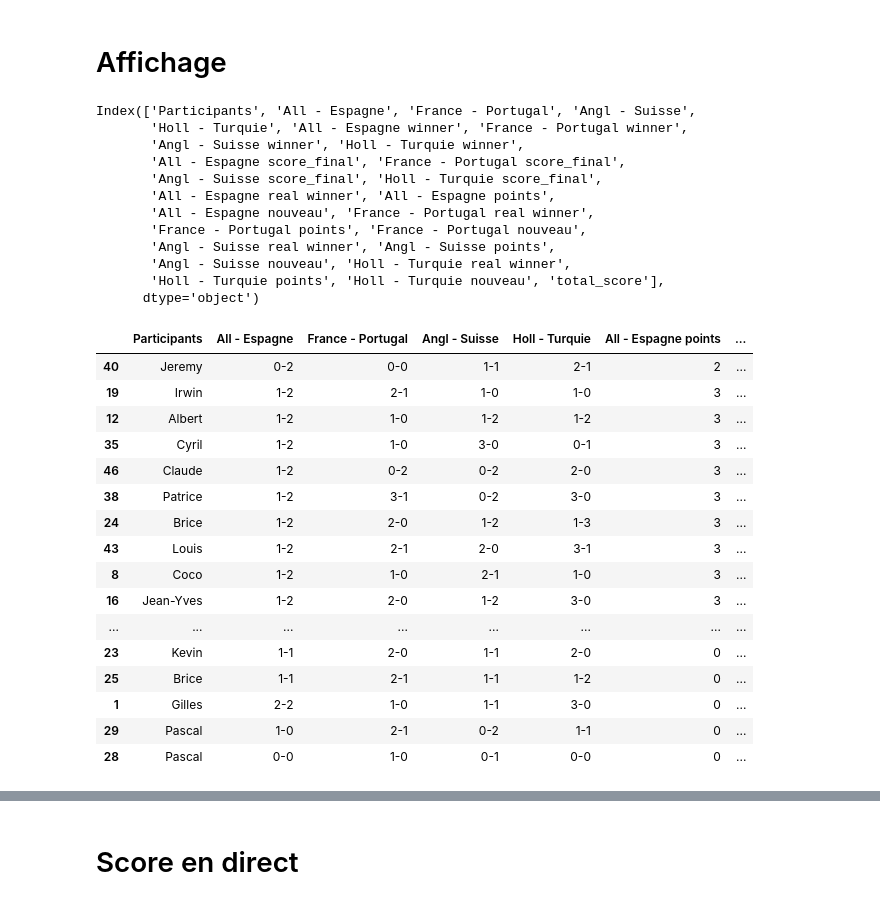
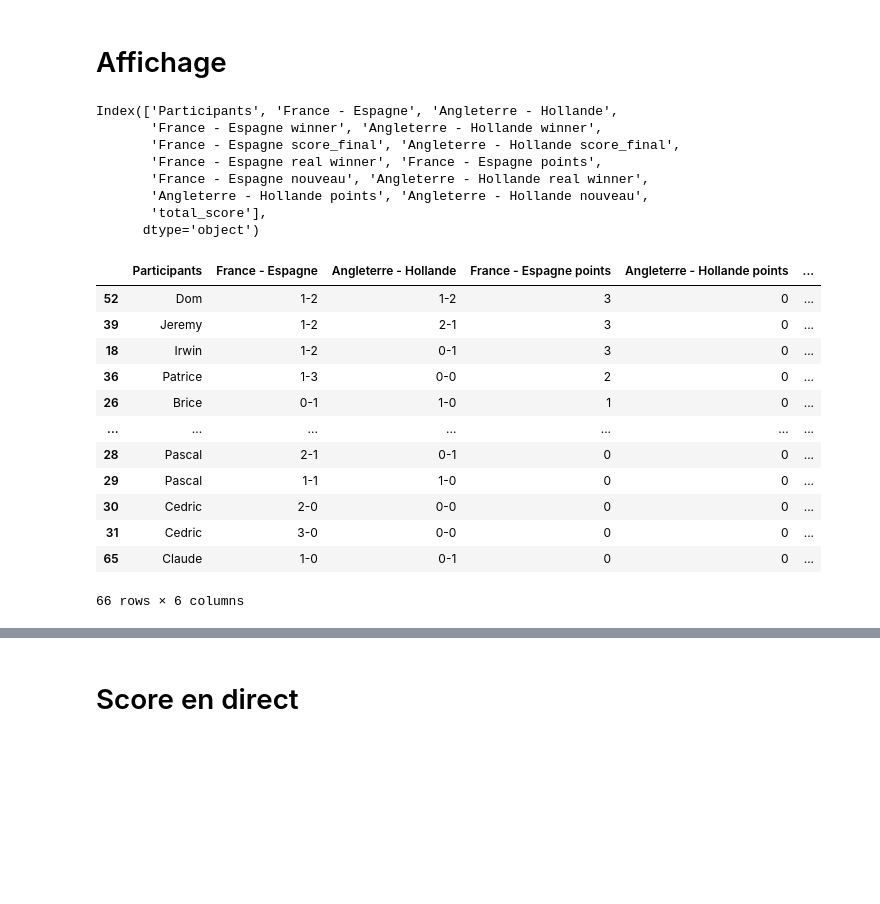
Before and after one commit to coraliegrobel/Classement, a Jupyter notebook: test2.ipynb, the cells around one changed output, grey strips where cells are left out. Saved outputs shown, nothing was run; the diff lists cells and outputs as text; code cells hidden in the pictures; blank space fills up the shorter version.

```diff
--- a/test2.ipynb
+++ b/test2.ipynb
@@ -59,8 +53,6 @@ Index(['All - Espagne', 'France - Portugal', 'Angl - Suisse',
 # %%
-df["All - Espagne score_final"] = "1-2"
-df["France - Portugal score_final"] = "0-0"
-#df["Angl - Suisse score_final"] = "10-10"
-#df["Holl - Turquie score_final"] = "10-10"
+df["France - Espagne score_final"] = "1-2"
+#df["Angleterre - Hollande score_final"] = "0-0"
 # %%
 # Function to calculate points
 def calculate_points(predicted, actual):
@@ -98,38 +90,29 @@ df['total_score'] = df[score_columns].sum(axis=1)
 # %%
 df.columns
 # %% [output]
-Index(['Participants', 'All - Espagne', 'France - Portugal', 'Angl - Suisse',
-       'Holl - Turquie', 'All - Espagne winner', 'France - Portugal winner',
-       'Angl - Suisse winner', 'Holl - Turquie winner',
-       'All - Espagne score_final', 'France - Portugal score_final',
-       'Angl - Suisse score_final', 'Holl - Turquie score_final',
-       'All - Espagne real winner', 'All - Espagne points',
-       'All - Espagne nouveau', 'France - Portugal real winner',
-       'France - Portugal points', 'France - Portugal nouveau',
-       'Angl - Suisse real winner', 'Angl - Suisse points',
-       'Angl - Suisse nouveau', 'Holl - Turquie real winner',
-       'Holl - Turquie points', 'Holl - Turquie nouveau', 'total_score'],
+Index(['Participants', 'France - Espagne', 'Angleterre - Hollande',
+       'France - Espagne winner', 'Angleterre - Hollande winner',
+       'France - Espagne score_final', 'Angleterre - Hollande score_final',
+       'France - Espagne real winner', 'France - Espagne points',
+       'France - Espagne nouveau', 'Angleterre - Hollande real winner',
+       'Angleterre - Hollande points', 'Angleterre - Hollande nouveau',
+       'total_score'],
       dtype='object')
 # %%
-df[['Participants', 'All - Espagne', 'France - Portugal', 'Angl - Suisse',
-       'Holl - Turquie','All - Espagne points','France - Portugal points',
-       'Angl - Suisse points','Holl - Turquie points','total_score']].sort_values("total_score",ascending=False)
+df[['Participants', 'France - Espagne', 'Angleterre - Hollande','France - Espagne points','Angleterre - Hollande points',
+       'total_score']].sort_values("total_score",ascending=False)
 # %% [output]
-|  | Participants | All - Espagne | France - Portugal | Angl - Suisse | Holl - Turquie | All - Espagne points | ... |
-| 40 | Jeremy | 0-2 | 0-0 | 1-1 | 2-1 | 2 | ... |
-| 19 | Irwin | 1-2 | 2-1 | 1-0 | 1-0 | 3 | ... |
-| 12 | Albert | 1-2 | 1-0 | 1-2 | 1-2 | 3 | ... |
-| 35 | Cyril | 1-2 | 1-0 | 3-0 | 0-1 | 3 | ... |
-| 46 | Claude | 1-2 | 0-2 | 0-2 | 2-0 | 3 | ... |
-| 38 | Patrice | 1-2 | 3-1 | 0-2 | 3-0 | 3 | ... |
-| 24 | Brice | 1-2 | 2-0 | 1-2 | 1-3 | 3 | ... |
-| 43 | Louis | 1-2 | 2-1 | 2-0 | 3-1 | 3 | ... |
-| 8 | Coco | 1-2 | 1-0 | 2-1 | 1-0 | 3 | ... |
-| 16 | Jean-Yves | 1-2 | 2-0 | 1-2 | 3-0 | 3 | ... |
-| ... | ... | ... | ... | ... | ... | ... | ... |
-| 23 | Kevin | 1-1 | 2-0 | 1-1 | 2-0 | 0 | ... |
-| 25 | Brice | 1-1 | 2-1 | 1-1 | 1-2 | 0 | ... |
-| 1 | Gilles | 2-2 | 1-0 | 1-1 | 3-0 | 0 | ... |
-| 29 | Pascal | 1-0 | 2-1 | 0-2 | 1-1 | 0 | ... |
-| 28 | Pascal | 0-0 | 1-0 | 0-1 | 0-0 | 0 | ... |
+|  | Participants | France - Espagne | Angleterre - Hollande | France - Espagne points | Angleterre - Hollande points | ... |
+| 52 | Dom | 1-2 | 1-2 | 3 | 0 | ... |
+| 39 | Jeremy | 1-2 | 2-1 | 3 | 0 | ... |
+| 18 | Irwin | 1-2 | 0-1 | 3 | 0 | ... |
+| 36 | Patrice | 1-3 | 0-0 | 2 | 0 | ... |
+| 26 | Brice | 0-1 | 1-0 | 1 | 0 | ... |
+| ... | ... | ... | ... | ... | ... | ... |
+| 28 | Pascal | 2-1 | 0-1 | 0 | 0 | ... |
+| 29 | Pascal | 1-1 | 1-0 | 0 | 0 | ... |
+| 30 | Cedric | 2-0 | 0-0 | 0 | 0 | ... |
+| 31 | Cedric | 3-0 | 0-0 | 0 | 0 | ... |
+| 65 | Claude | 1-0 | 0-1 | 0 | 0 | ... |
+66 rows × 6 columns
 # %%
```
Also changed, not shown: parts of 7 cells of this notebook, 2 other files.
